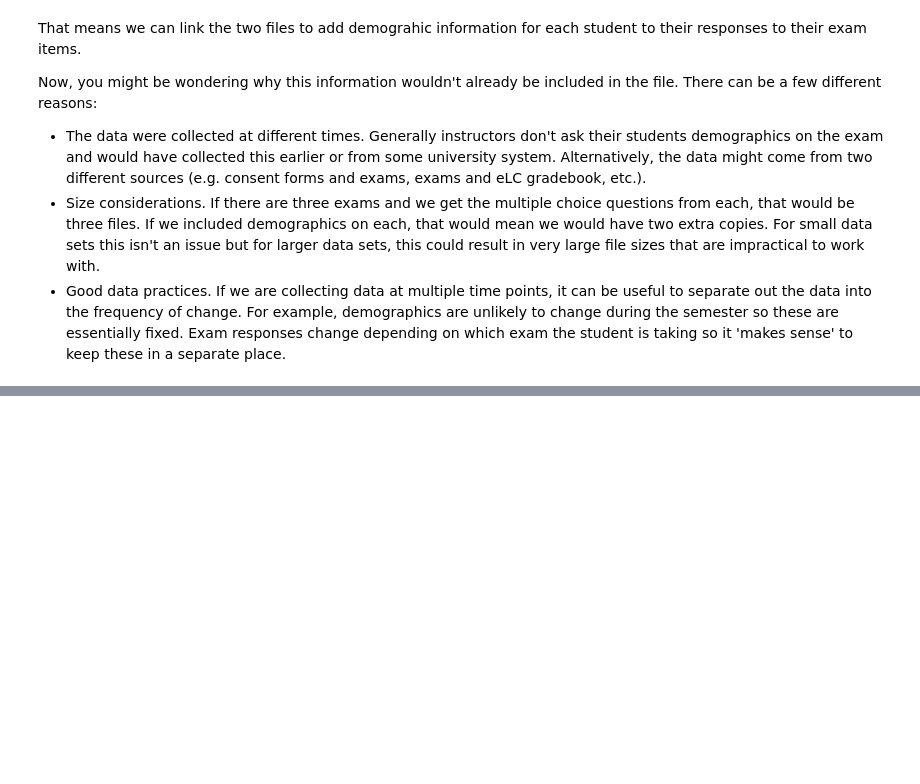
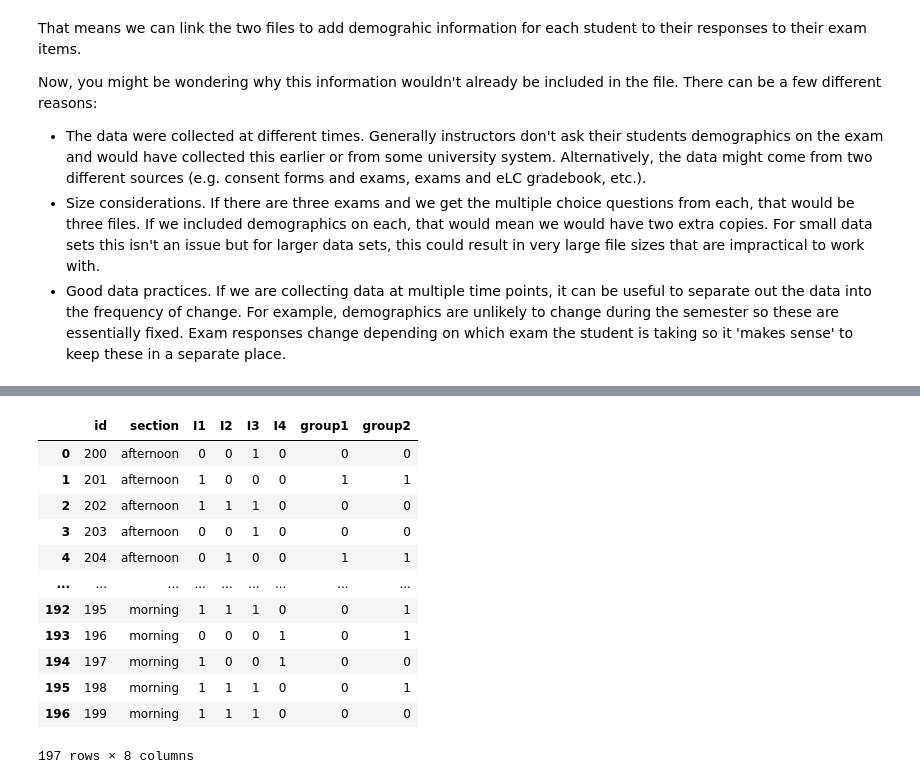
Before and after one commit to gphaser/Python-Intro, a Jupyter notebook: Question data.ipynb, the cells around one changed output, grey strips where cells are left out. Drawn from its saved outputs; the diff is of its cells as text; code cells hidden in the pictures; blank space fills up the shorter version.

```diff
--- a/Question data.ipynb
+++ b/Question data.ipynb
@@ -446,0 +455,4 @@ Now, you might be wondering why this information wouldn't already be included in
+# %%
+demographics_drop = demographics.drop([1, 4, 7])
+new_row = pd.DataFrame({'id':[500], 'group1':[0], 'group2':[0]})
+demographics_drop = pd.concat([demographics_drop, new_row],ignore_index=True)
@@ -446,0 +471,16 @@ Now, you might be wondering why this information wouldn't already be included in
+# %%
+am_data.merge(demographics_drop, how='inner', on='id')
+# %% [output]
+|  | id | section | I1 | I2 | I3 | I4 | group1 | group2 |
+| 0 | 200 | afternoon | 0 | 0 | 1 | 0 | 0 | 0 |
+| 1 | 201 | afternoon | 1 | 0 | 0 | 0 | 1 | 1 |
+| 2 | 202 | afternoon | 1 | 1 | 1 | 0 | 0 | 0 |
+| 3 | 203 | afternoon | 0 | 0 | 1 | 0 | 0 | 0 |
+| 4 | 204 | afternoon | 0 | 1 | 0 | 0 | 1 | 1 |
+| ... | ... | ... | ... | ... | ... | ... | ... | ... |
+| 192 | 195 | morning | 1 | 1 | 1 | 0 | 0 | 1 |
+| 193 | 196 | morning | 0 | 0 | 0 | 1 | 0 | 1 |
+| 194 | 197 | morning | 1 | 0 | 0 | 1 | 0 | 0 |
+| 195 | 198 | morning | 1 | 1 | 1 | 0 | 0 | 1 |
+| 196 | 199 | morning | 1 | 1 | 1 | 0 | 0 | 0 |
+197 rows × 8 columns
```
Also changed, not shown: parts of 14 cells of this notebook.
